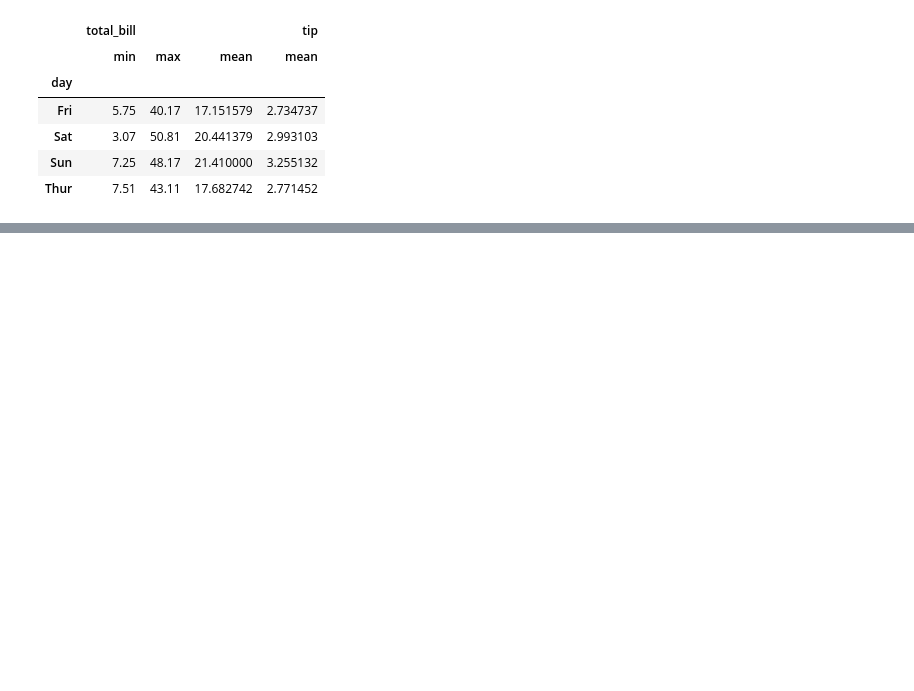
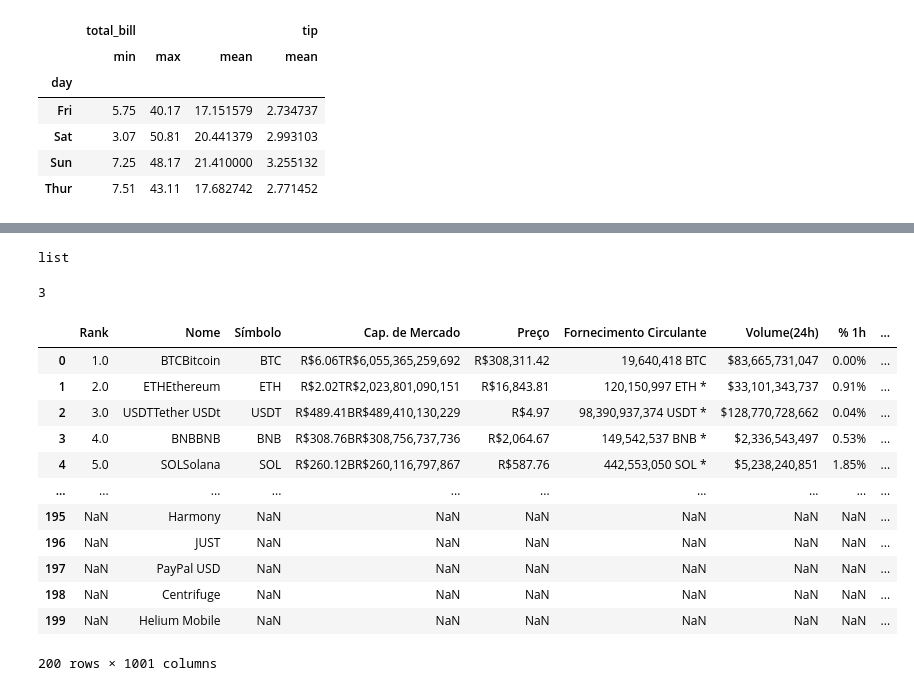
Before and after one commit to gnlins/AulaGit_Santander2024, a Jupyter notebook: notebook.ipynb, the cells around one changed output, grey strips where cells are left out. Cells and saved outputs as stored; diff of their text form; code cells hidden in the pictures; blank space fills up the shorter version.

```diff
--- a/notebook.ipynb
+++ b/notebook.ipynb
@@ -206,0 +255,26 @@ tips.groupby('day')['total_bill'].mean().plot(kind='bar')
+# %%
+coin = pd.read_html('https://coinmarketcap.com/pt-br/all/views/all/')
+# %%
+type(coin)
+# %% [output]
+list
+# %%
+len(coin)
+# %% [output]
+3
+# %%
+coin[2]
+# %% [output]
+|  | Rank | Nome | Símbolo | Cap. de Mercado | Preço | Fornecimento Circulante | Volume(24h) | % 1h | ... |
+| 0 | 1.0 | BTCBitcoin | BTC | R$6.06TR$6,055,365,259,692 | R$308,311.42 | 19,640,418 BTC | $83,665,731,047 | 0.00% | ... |
+| 1 | 2.0 | ETHEthereum | ETH | R$2.02TR$2,023,801,090,151 | R$16,843.81 | 120,150,997 ETH * | $33,101,343,737 | 0.91% | ... |
+| 2 | 3.0 | USDTTether USDt | USDT | R$489.41BR$489,410,130,229 | R$4.97 | 98,390,937,374 USDT * | $128,770,728,662 | 0.04% | ... |
+| 3 | 4.0 | BNBBNB | BNB | R$308.76BR$308,756,737,736 | R$2,064.67 | 149,542,537 BNB * | $2,336,543,497 | 0.53% | ... |
+| 4 | 5.0 | SOLSolana | SOL | R$260.12BR$260,116,797,867 | R$587.76 | 442,553,050 SOL * | $5,238,240,851 | 1.85% | ... |
+| ... | ... | ... | ... | ... | ... | ... | ... | ... | ... |
+| 195 | NaN | Harmony | NaN | NaN | NaN | NaN | NaN | NaN | ... |
+| 196 | NaN | JUST | NaN | NaN | NaN | NaN | NaN | NaN | ... |
+| 197 | NaN | PayPal USD | NaN | NaN | NaN | NaN | NaN | NaN | ... |
+| 198 | NaN | Centrifuge | NaN | NaN | NaN | NaN | NaN | NaN | ... |
+| 199 | NaN | Helium Mobile | NaN | NaN | NaN | NaN | NaN | NaN | ... |
+200 rows × 1001 columns
```
Also changed, not shown: parts of 21 cells of this notebook, 3 other files.
